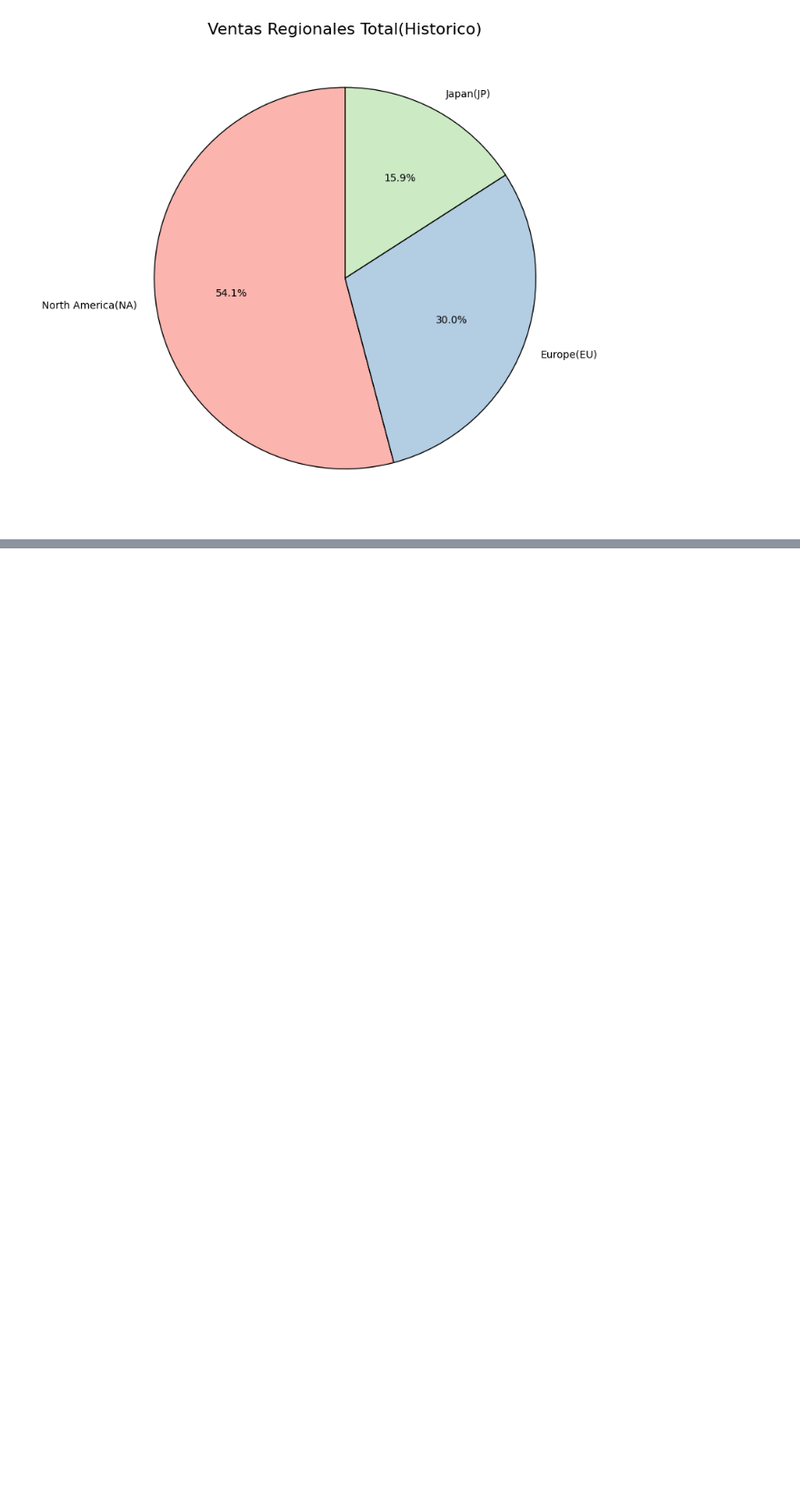
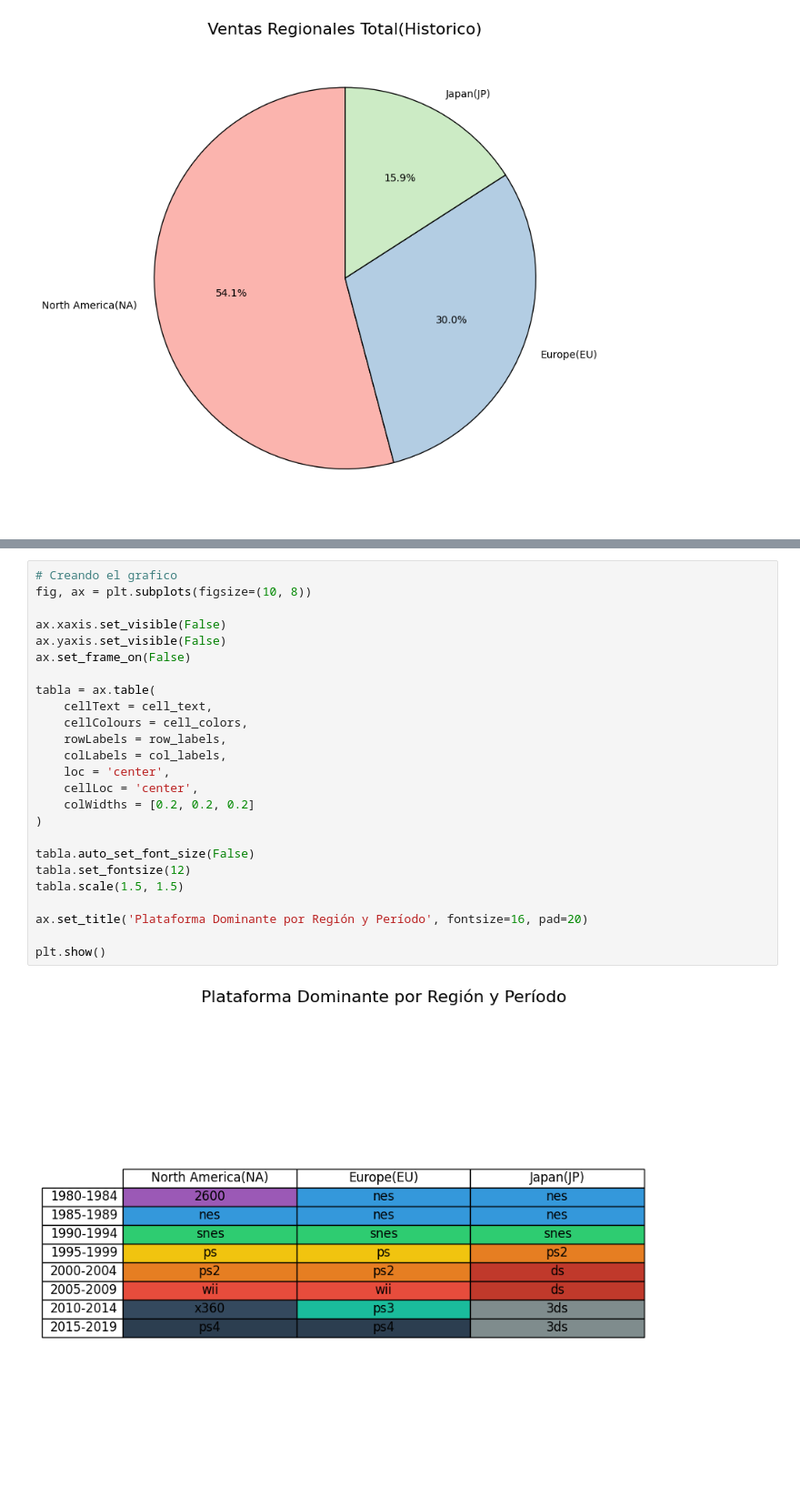
Before and after one commit to donosonahuel/tendencias-historica-videojuegos, a Jupyter notebook: Análisis_de_Tendencias_y_Ventas_Históricas(Videojuegos).ipynb, the cells around one changed output, grey strips where cells are left out. Shown: that part at 91% size. Cells and saved outputs as stored; diff of their text form; blank space fills up the shorter version.

```diff
--- a/Análisis_de_Tendencias_y_Ventas_Históricas(Videojuegos).ipynb
+++ b/Análisis_de_Tendencias_y_Ventas_Históricas(Videojuegos).ipynb
@@ -534,0 +604,27 @@ plt.show()
+# %%
+# Creando el grafico
+fig, ax = plt.subplots(figsize=(10, 8))
+
+ax.xaxis.set_visible(False)
+ax.yaxis.set_visible(False)
+ax.set_frame_on(False)
+
+tabla = ax.table(
+    cellText = cell_text,
+    cellColours = cell_colors,
+    rowLabels = row_labels,
+    colLabels = col_labels,
+    loc = 'center',
+    cellLoc = 'center',
+    colWidths = [0.2, 0.2, 0.2]
+)
+
+tabla.auto_set_font_size(False)
+tabla.set_fontsize(12)
+tabla.scale(1.5, 1.5)
+
+ax.set_title('Plataforma Dominante por Región y Período', fontsize=16, pad=20)
+
+plt.show()
+# %% [output]
+[figure, added]
```
Also changed, not shown: parts of 9 cells of this notebook.
